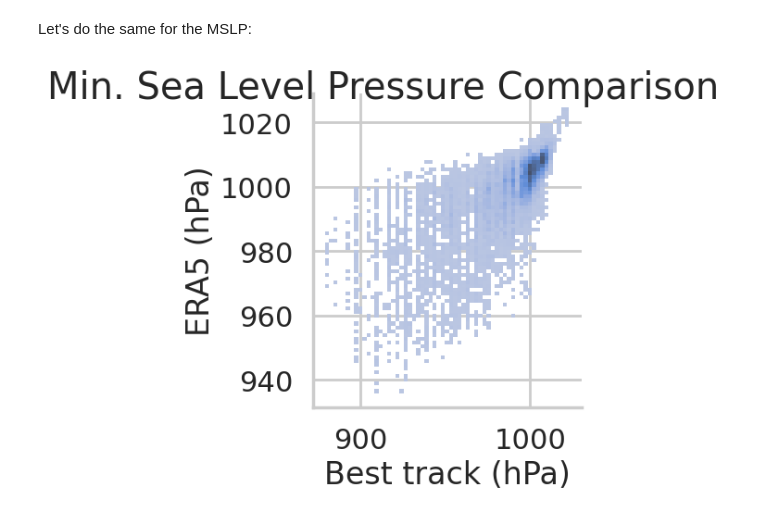
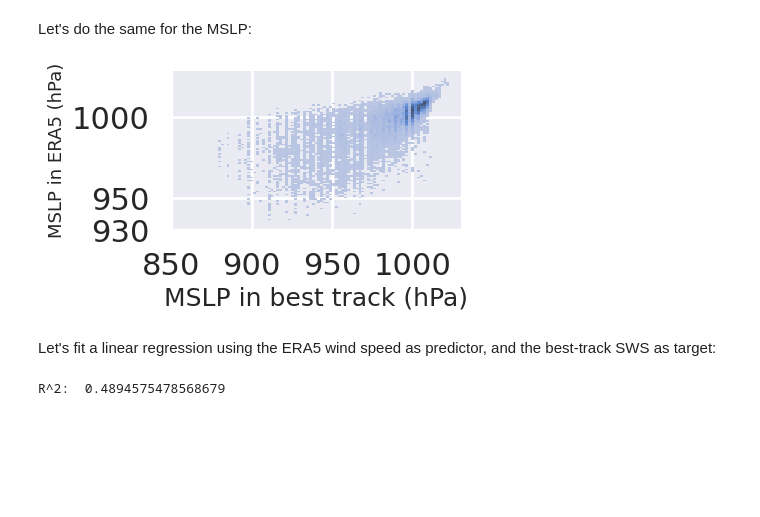
Before and after one commit to dauvillc/tc_probabilistic_forecasting, a Jupyter notebook: notebooks/explore_tcir.ipynb, the cells around one changed output. Cells and saved outputs as stored; diff of their text form; code cells hidden in the pictures; blank space fills up the shorter version.

```diff
--- a/notebooks/explore_tcir.ipynb
+++ b/notebooks/explore_tcir.ipynb
@@ -20,7 +21,7 @@ sns.set_theme(style='whitegrid', context='poster')
 # %%
 with open("config.yml", 'r') as cfg_file:
     cfg = yaml.safe_load(cfg_file)
-_TCIR_PATH_ = Path('~/scratch/cdauvill/tcir/preprocessed')
+_TCIR_PATH_ = Path('/scratch/cdauvill/tcir/preprocessed')
 # %% [markdown]
 # Loading
 # %%
@@ -362,10 +352,14 @@ mslp_era5.reset_index('sid_time').to_netcdf('~/scratch/cdauvill/tmp/mslp_era.nc'
 # %%
-mslp_era5 = xr.open_dataarray('~/scratch/cdauvill/tmp/mslp_era.nc')
+mslp_era5 = xr.open_dataarray('/scratch/cdauvill/tmp/mslp_era.nc')
 # %%
-sns.displot(x=tcir_small['MSLP'], y=mslp_era5)
-plt.xlabel("Best track (hPa)")
-plt.ylabel("ERA5 (hPa)")
-plt.suptitle('Min. Sea Level Pressure Comparison')
-plt.savefig('figures/era5_vs_best_track_MSLP.png')
+sns.displot(x=tcir_info['MSLP'], y=mslp_era5)
+plt.axis('scaled')
+plt.xlabel("MSLP in best track (hPa)", fontsize=18)
+plt.ylabel("MSLP in ERA5 (hPa)", fontsize=13)
+plt.yticks([930, 950, 1000])
+plt.xticks([850, 900, 950, 1000])
+plt.savefig('figures/era5_vs_best_track_MSLP.svg', bbox_inches="tight")
 # %% [output]
-[figure, old version]
+[figure, new version]
+# %% [markdown]
+Let's fit a linear regression using the ERA5 wind speed as predictor, and the best-track SWS as target:
@@ -371,0 +370,4 @@ plt.savefig('figures/era5_vs_best_track_MSLP.png')
+# %%
+print("R^2: ", lr.score(X, y))
+# %% [output]
+R^2:  0.4894575478568679
```
Also changed, not shown: parts of 12 cells of this notebook.
